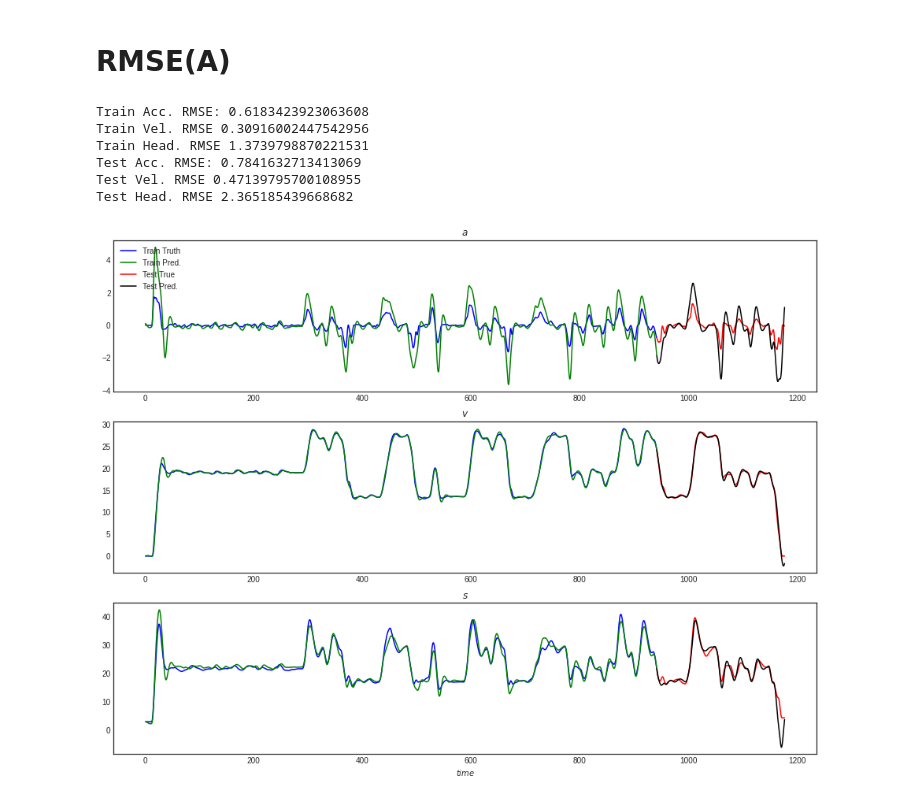
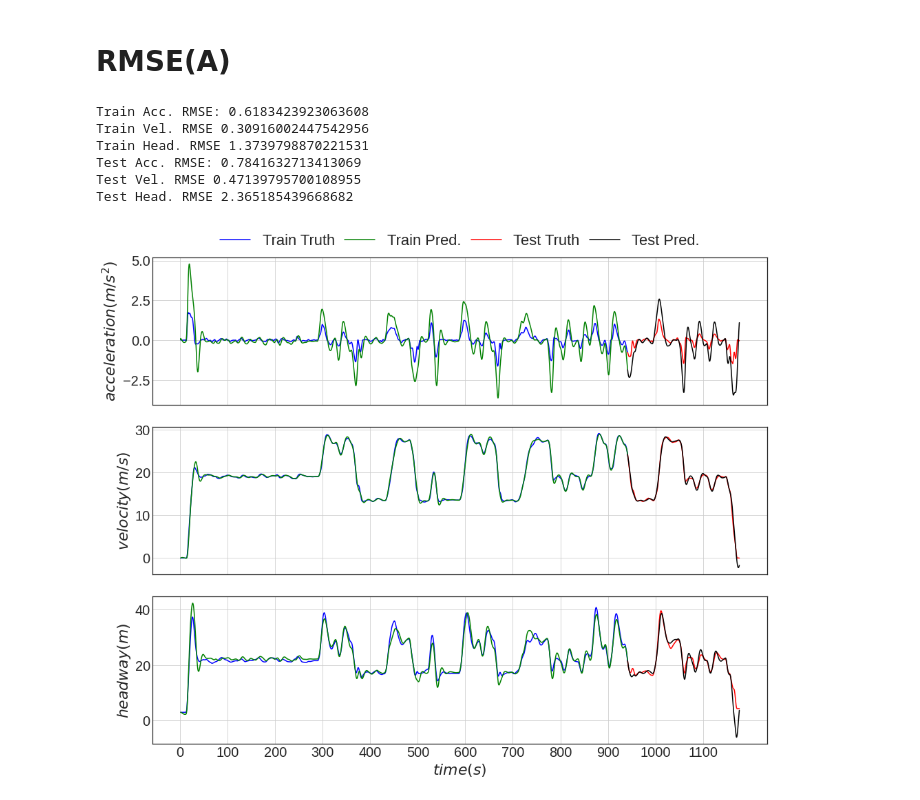
Before and after one commit to coordinated-systems-lab/CarFollowModels, a Jupyter notebook: Models/kernelRidge/Code/firstTryKernRidge(Copy1).ipynb, the cells around one changed output. Cells and saved outputs as stored; diff of their text form; code cells hidden in the pictures.

```diff
--- a/Models/kernelRidge/Code/firstTryKernRidge(Copy1).ipynb
+++ b/Models/kernelRidge/Code/firstTryKernRidge(Copy1).ipynb
@@ -266,49 +268,78 @@ np.savetxt('deterministicData.csv', allData, delimiter=',')
+# %%
+# loading predictions from csv files
+my_data = genfromtxt('../../../Results/kernelRidge/Predictions/ASTAZERO/kRidge_RBF_Stand_ASTA(A).csv', delimiter=',')
+kRidge_tune_pred = my_data[:,0]
+kRidge_v = my_data[:,1]
+kRidge_s = my_data[:,2]
+v_p = my_data[:,3]
+v = my_data[:,4]
+s = my_data[:,5]
 # %%
 # Plotting
+en_Traj = 9405
+
 acc_truth_plot = np.stack((v_p[en_Traj:],t[en_Traj:]), axis=1)
 v_truth_plot = np.stack((v[en_Traj:],t[en_Traj:]), axis=1)
 s_truth_plot = np.stack((s[en_Traj:],t[en_Traj:]), axis=1)
 
 print('Train Acc. RMSE:', np.sqrt(mean_squared_error(kRidge_tune_pred[:en_Traj], v_p[:en_Traj])))
 print("Train Vel. RMSE", np.sqrt(mean_squared_error(kRidge_v[:en_Traj], v[:en_Traj])))
 print("Train Head. RMSE", np.sqrt(mean_squared_error(kRidge_s[:en_Traj], s[:en_Traj])))
 
 print('Test Acc. RMSE:', np.sqrt(mean_squared_error(kRidge_tune_pred[en_Traj:], v_p[en_Traj:])))
 print("Test Vel. RMSE", np.sqrt(mean_squared_error(kRidge_v[en_Traj:], v[en_Traj:])))
 print("Test Head. RMSE", np.sqrt(mean_squared_error(kRidge_s[en_Traj:], s[en_Traj:])))
 
-fig, (ax1, ax2, ax3) = plt.subplots(3)
+fig = plt.figure()
 
-fig.set_figheight(12)
+gs = fig.add_gridspec(3, hspace=0.15)
+ax = gs.subplots(sharex=True)
+
+fig.set_figheight(13)
 fig.set_figwidth(16)
 
-b1, = ax1.plot(X_train[:,3], v_p[:en_Traj], "b")
-g1, = ax1.plot(X_prior[:en_Traj,3], kRidge_tune_pred[:en_Traj], "g")
-r1, = ax1.plot(acc_truth_plot[:,1], acc_truth_plot[:,0], "r")
-k1, = ax1.plot(X_prior[en_Traj:,3], kRidge_tune_pred[en_Traj:], "k")
-ax1.set_title('$a$')
+#plt.rcParams['text.usetex'] = True
 
-ax2.plot(X_train[:,3], v[:en_Traj], "b")
-ax2.plot(X_prior[:en_Traj,3], kRidge_v[:en_Traj], "g")
-ax2.plot(v_truth_plot[:,1], v_truth_plot[:,0], "r")
-ax2.plot(X_prior[en_Traj:,3], kRidge_v[en_Traj:], "k")
-ax2.set_title('$v$')
+plt.rc('font', size=22)          # controls default text sizes
+plt.rc('axes', titlesize=18)     # fontsize of the axes title
+plt.rc('axes', labelsize=22)    # fontsize of the x and y labels
+plt.rc('xtick', labelsize=22)    # fontsize of the tick labels
+plt.rc('ytick', labelsize=22)    # fontsize of the tick labels
+plt.rc('legend', fontsize=22)    # legend fontsize
+plt.rc('figure', titlesize=12)  # fontsize of the figure title
 
-ax3.plot(X_train[:,3], s[:en_Traj], "b")
-ax3.plot(X_prior[:en_Traj,3], kRidge_s[:en_Traj], "g")
-ax3.plot(s_truth_plot[:,1], s_truth_plot[:,0], "r")
-ax3.plot(X_prior[en_Traj:,3], kRidge_s[en_Traj:], "k")
-ax3.set_title('$s$')
+b1, = ax[0].plot(X_train[:,3], v_p[:en_Traj], "b")
+g1, = ax[0].plot(X_prior[:en_Traj,3], kRidge_tune_pred[:en_Traj], "g")
+r1, = ax[0].plot(acc_truth_plot[:,1], acc_truth_plot[:,0], "r")
+k1, = ax[0].plot(X_prior[en_Traj:,3], kRidge_tune_pred[en_Traj:], "k")
+ax[0].set_ylabel('$acceleration (m/s^2)$')
+ax[0].grid(True)
+ax[0].xaxis.set_ticks(np.arange(min(t), max(t), 100)-1)
 
-ax1.legend((b1, g1, r1, k1), ('Train Truth', 'Train Pred.', 'Test True', 'Test Pred.'), loc='upper left', shadow=False)
-plt.xlabel("$time$")
-#plt.savefig('ResearchUpdate#43/kRidgeModels/ASTAZERO/kRidge_RBF_Stand_ASTA(A).png')
+ax[1].plot(X_train[:,3], v[:en_Traj], "b")
+ax[1].plot(X_prior[:en_Traj,3], kRidge_v[:en_Traj], "g")
+ax[1].plot(v_truth_plot[:,1], v_truth_plot[:,0], "r")
+ax[1].plot(X_prior[en_Traj:,3], kRidge_v[en_Traj:], "k")
+ax[1].set_ylabel('$velocity (m/s)$')
+ax[1].grid(True)
+
+ax[2].plot(X_train[:,3], s[:en_Traj], "b")
+ax[2].plot(X_prior[:en_Traj,3], kRidge_s[:en_Traj], "g")
+ax[2].plot(s_truth_plot[:,1], s_truth_plot[:,0], "r")
+ax[2].plot(X_prior[en_Traj:,3], kRidge_s[en_Traj:], "k")
+ax[2].set_ylabel('$headway (m)$')
+ax[2].grid(True)
+ax[2].set_xlabel('$time(s)$')
+
+ax[0].legend((b1, g1, r1, k1), ('Train Truth', 'Train Pred.', 'Test Truth', 'Test Pred.'), bbox_to_anchor=(0.1,1.02,0.8,0.2), mode='expand', loc='lower left', ncol=4, borderaxespad=0, shadow=False)
+
+#plt.savefig('../../../Results/kernelRidge/Plots/ASTAZERO/kRidge_RBF_Stand_ASTA(A)o.png')
 plt.show()
 # %% [output]
 Train Acc. RMSE: 0.6183423923063608
 Train Vel. RMSE 0.30916002447542956
 Train Head. RMSE 1.3739798870221531
 Test Acc. RMSE: 0.7841632713413069
 Test Vel. RMSE 0.47139795700108955
 Test Head. RMSE 2.365185439668682
-[figure, old version]
+[figure, new version]
```
Also changed, not shown: parts of 3 cells of this notebook, 6 other files.
